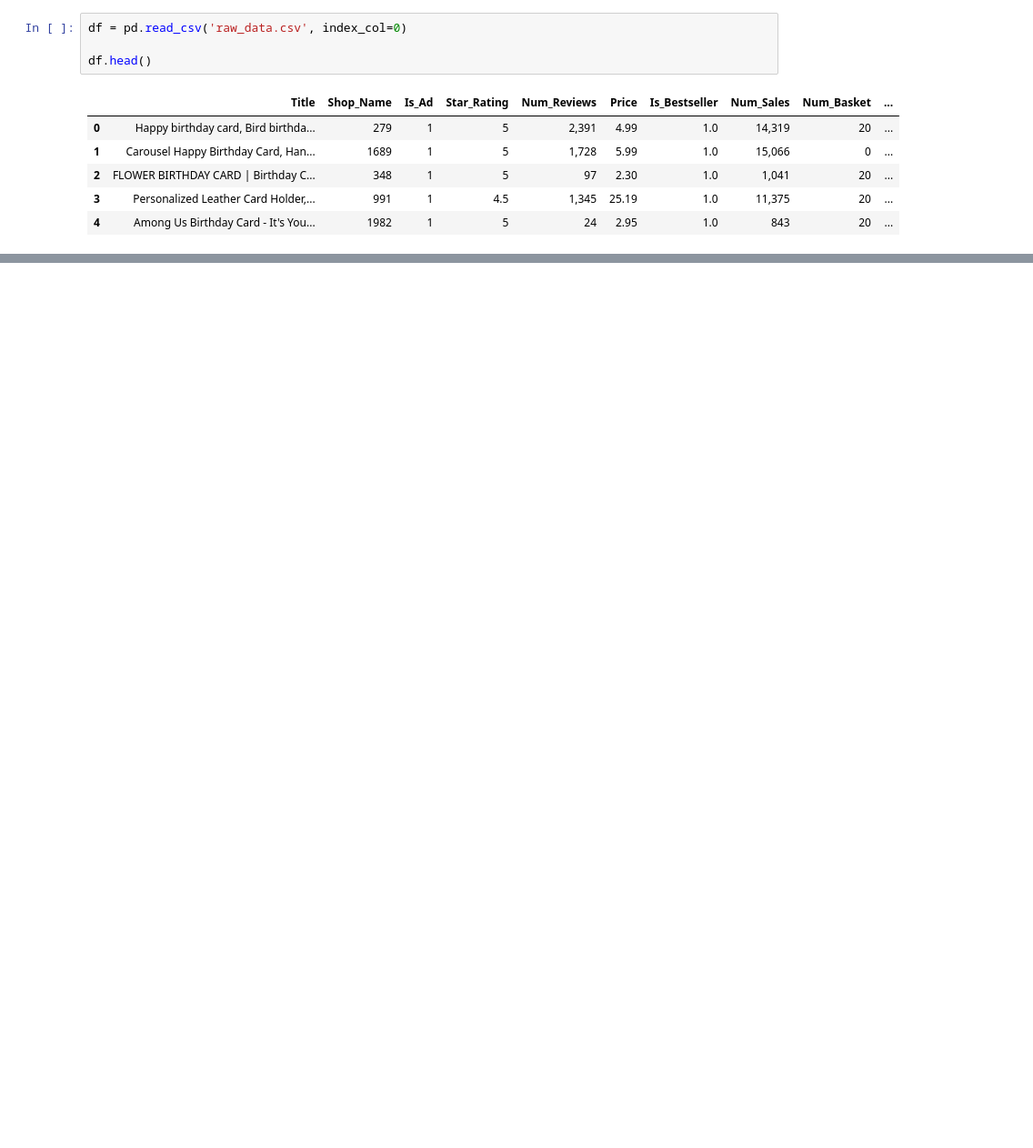
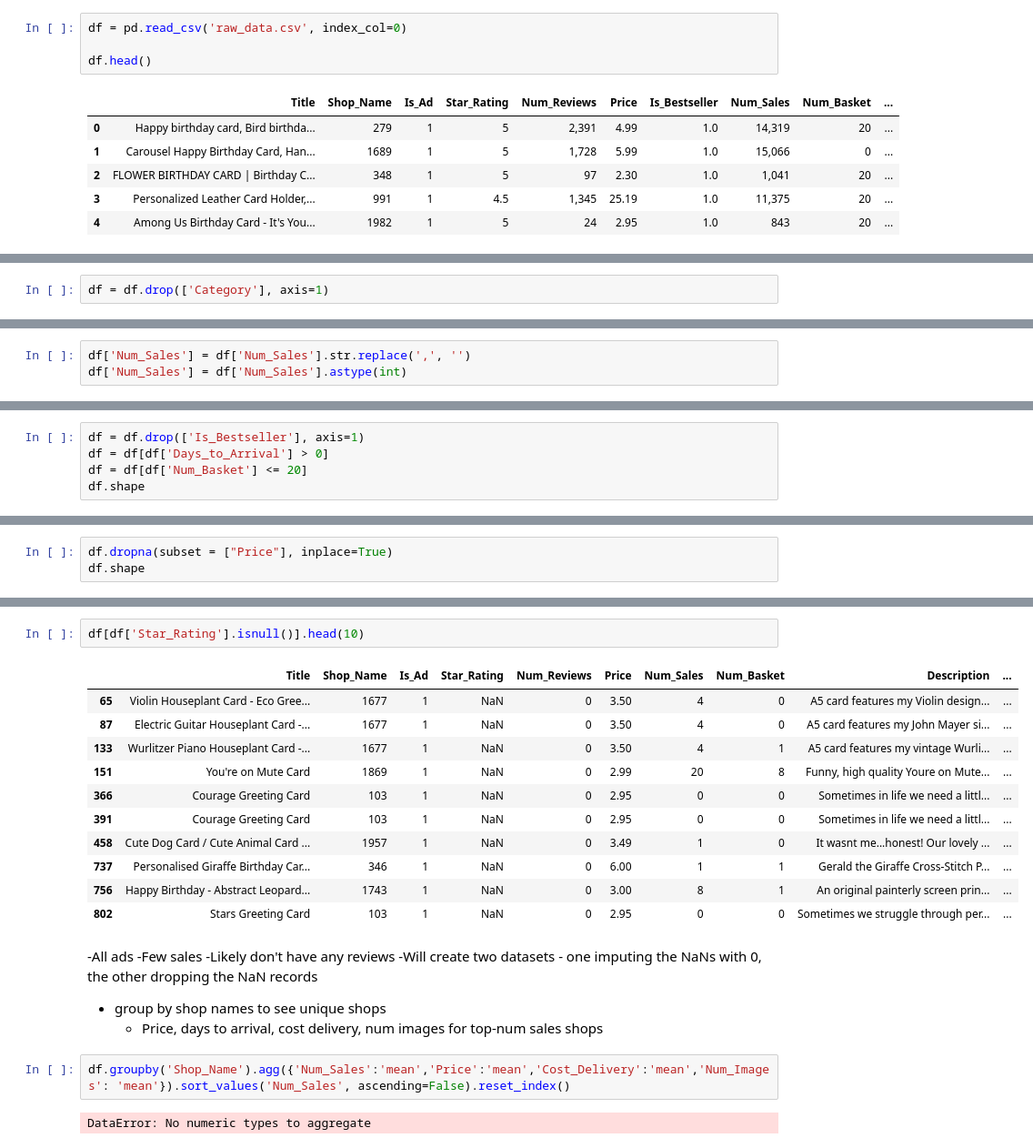
Before and after one commit to anastasiabizyayeva/Price_Etsymator, a Jupyter notebook: 01_EDA.ipynb, the cells around one changed output, grey strips where cells are left out. Shown: that part at 91% size. Drawn from its saved outputs; the diff is of its cells as text; blank space fills up the shorter version.

Commit message:
initial data cleaning started

```diff
--- a/01_EDA.ipynb
+++ b/01_EDA.ipynb
@@ -56,3 +58,5 @@ df.head()
 * Price for num sales
 * Price for delivery cost
 * Correlation heatmap
+# %%
+df = df.drop(['Category'], axis=1)
@@ -58,0 +86,3 @@ df.head()
+# %%
+df['Num_Sales'] = df['Num_Sales'].str.replace(',', '')
+df['Num_Sales'] = df['Num_Sales'].astype(int)
@@ -58,0 +127,5 @@ df.head()
+# %%
+df = df.drop(['Is_Bestseller'], axis=1)
+df = df[df['Days_to_Arrival'] > 0]
+df = df[df['Num_Basket'] <= 20]
+df.shape
@@ -58,0 +155,3 @@ df.head()
+# %%
+df.dropna(subset = ["Price"], inplace=True)
+df.shape
@@ -58,0 +178,26 @@ df.head()
+# %%
+df[df['Star_Rating'].isnull()].head(10)
+# %% [output]
+|  | Title | Shop_Name | Is_Ad | Star_Rating | Num_Reviews | Price | Num_Sales | Num_Basket | Description | ... |
+| 65 | Violin Houseplant Card - Eco Gree... | 1677 | 1 | NaN | 0 | 3.50 | 4 | 0 | A5 card features my Violin design... | ... |
+| 87 | Electric Guitar Houseplant Card -... | 1677 | 1 | NaN | 0 | 3.50 | 4 | 0 | A5 card features my John Mayer si... | ... |
+| 133 | Wurlitzer Piano Houseplant Card -... | 1677 | 1 | NaN | 0 | 3.50 | 4 | 1 | A5 card features my vintage Wurli... | ... |
+| 151 | You're on Mute Card | 1869 | 1 | NaN | 0 | 2.99 | 20 | 8 | Funny, high quality Youre on Mute... | ... |
+| 366 | Courage Greeting Card | 103 | 1 | NaN | 0 | 2.95 | 0 | 0 | Sometimes in life we need a littl... | ... |
+| 391 | Courage Greeting Card | 103 | 1 | NaN | 0 | 2.95 | 0 | 0 | Sometimes in life we need a littl... | ... |
+| 458 | Cute Dog Card / Cute Animal Card ... | 1957 | 1 | NaN | 0 | 3.49 | 1 | 0 | It wasnt me...honest! Our lovely ... | ... |
+| 737 | Personalised Giraffe Birthday Car... | 346 | 1 | NaN | 0 | 6.00 | 1 | 1 | Gerald the Giraffe Cross-Stitch P... | ... |
+| 756 | Happy Birthday - Abstract Leopard... | 1743 | 1 | NaN | 0 | 3.00 | 8 | 1 | An original painterly screen prin... | ... |
+| 802 | Stars Greeting Card | 103 | 1 | NaN | 0 | 2.95 | 0 | 0 | Sometimes we struggle through per... | ... |
+# %% [markdown]
+-All ads
+-Few sales
+-Likely don't have any reviews
+-Will create two datasets - one imputing the NaNs with 0, the other dropping the NaN records
+
+* group by shop names to see unique shops
+    * Price, days to arrival, cost delivery, num images for top-num sales shops
+# %%
+df.groupby('Shop_Name').agg({'Num_Sales':'mean','Price':'mean','Cost_Delivery':'mean','Num_Images': 'mean'}).sort_values('Num_Sales', ascending=False).reset_index()
+# %% [output]
+DataError: No numeric types to aggregate
```
Also changed, not shown: parts of 12 cells of this notebook.
